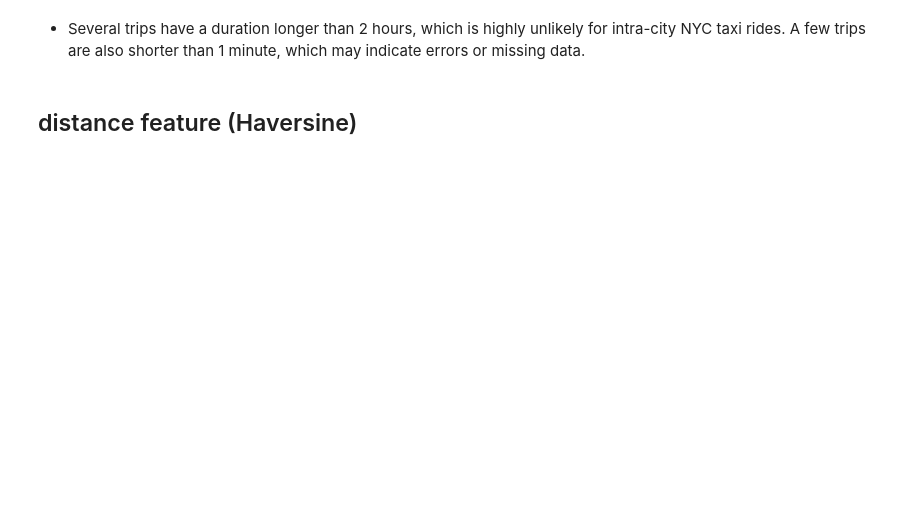
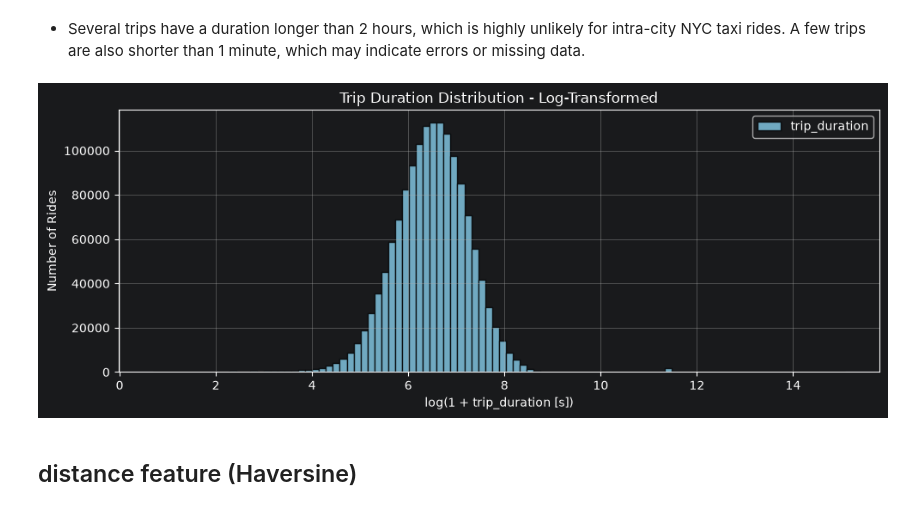
Before and after one commit to Wendo99/NYC-Taxi-Trip-Duration, a Jupyter notebook: notebooks/taxi.ipynb, the cells around one changed output. Drawn from its saved outputs; the diff is of its cells as text; code cells hidden in the pictures; blank space fills up the shorter version.

```diff
--- a/notebooks/taxi.ipynb
+++ b/notebooks/taxi.ipynb
@@ -196,2 +202,17 @@ plt.show()
+# %%
+taxi = taxi_utilities.add_trip_duration_features(taxi)
+
+fig, ax = plt.subplots(figsize=(10, 4))
+ax.hist(taxi['trip_duration_log'], bins=100,
+       color='skyblue', edgecolor='black', alpha=0.8, label='trip_duration')
+ax.set_title("Trip Duration Distribution - Log-Transformed")
+ax.set_xlabel("log(1 + trip_duration [s])")
+ax.set_ylabel("Number of Rides")
+ax.legend(loc='upper right')
+ax.grid(True)
+plt.tight_layout()
+plt.show()
+# %% [output]
+[figure, added]
 # %% [markdown]
 ## distance feature (Haversine)
```
Also changed, not shown: parts of 21 cells of this notebook, 2 other files.
